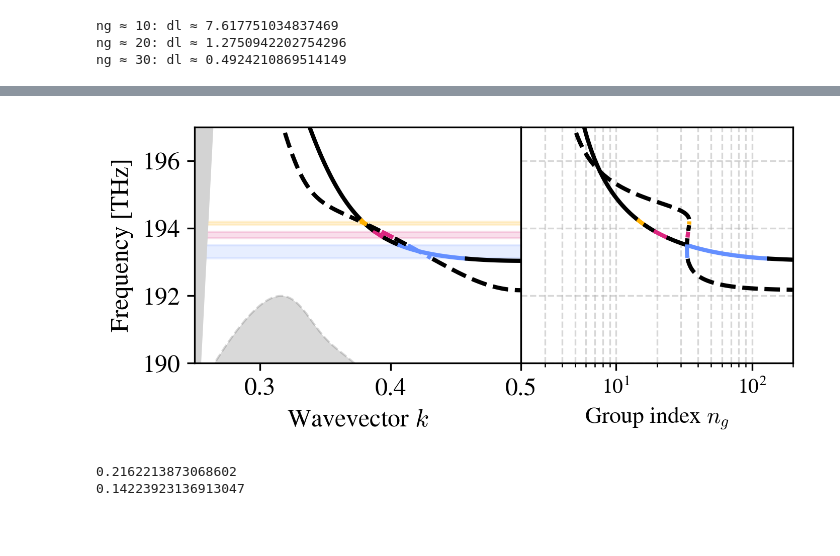
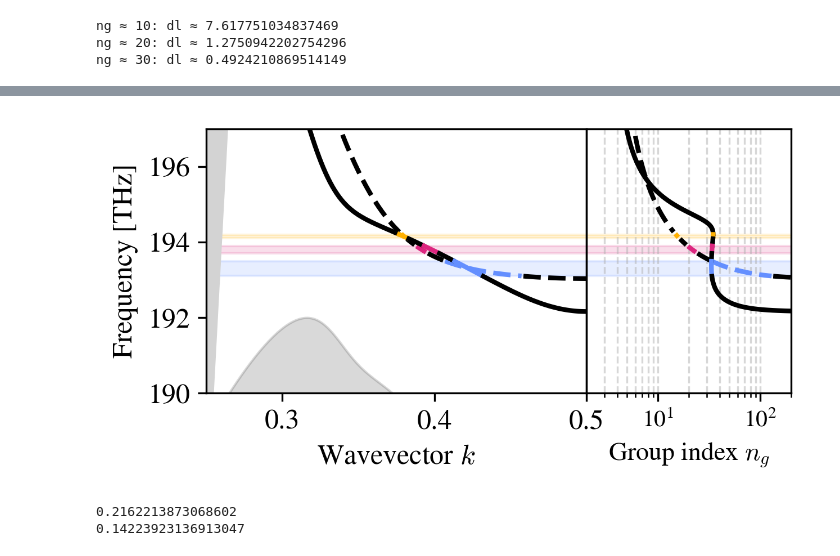
Before and after one commit to DominicJThompson/optGME, a Jupyter notebook: paper2/plots/diagramsV2.ipynb, the cells around one changed output, grey strips where cells are left out. Drawn from its saved outputs; the diff is of its cells as text; code cells hidden in the pictures; blank space fills up the shorter version.

```diff
--- a/paper2/plots/diagramsV2.ipynb
+++ b/paper2/plots/diagramsV2.ipynb
@@ -10,10 +10,14 @@ import matplotlib.patheffects as pe
 from matplotlib.patches import FancyBboxPatch, Circle
 import matplotlib.patches as mpatches
 from mpl_toolkits.axes_grid1.inset_locator import inset_axes
+from matplotlib.patches import PathPatch
+from matplotlib.path import Path
+from matplotlib.colors import to_rgb
 mpl.rcParams['text.usetex'] = False
 mpl.rcParams['mathtext.fontset'] = 'cm'  # Use Computer Modern math fonts
 mpl.rcParams['font.family'] = 'STIXGeneral'  # Use STIX fonts (similar to Computer Modern)
 plt.rcParams.update({'font.size': 16})
+plt.rcParams['text.latex.preamble'] = r'\usepackage{bm}'
 
 #speed of light m/s
 c=299792458
@@ -1769,10 +1355,10 @@ text_scale = .9  # Set this to >1.0 for larger text, <1.0 for smaller, e.g. 1.2,
 
 # Make figure with horizontal layout, shared y-axis
 fig, (ax, ax_right) = plt.subplots(
-    1, 2, figsize=(5.0, 2.5),  # wider to accommodate side plot
+    1, 2, figsize=(4.5,2.5),  # wider to accommodate side plot
     dpi=300,
     sharey=True,
-    gridspec_kw={'width_ratios': [1.2, 1], 'wspace': 0}
+    gridspec_kw={'width_ratios': [0.65, 0.35], 'wspace': 0}
 )
 # ax is main plot (left), ax_right is side plot (right)
 
@@ -1801,22 +1387,22 @@ minkL_opt2 = np.argmin(np.abs(freqs14_Opt2-193.5))
 # ----------------------- RIGHT PLOT (frequency vs ng) -----------------------
 
 # Plot frequency vs ng for OG
-ax_right.plot(np.abs(ngOG)[:minkS], freqs14_OG[:minkS], color='black', lw=2)
-ax_right.plot(np.abs(ngOG)[minkS:maxkS], freqs14_OG[minkS:maxkS], color=cs['y'], lw=2)
-ax_right.plot(np.abs(ngOG)[maxkS:minkM], freqs14_OG[maxkS:minkM], color='black', lw=2)
-ax_right.plot(np.abs(ngOG)[minkM:maxkM], freqs14_OG[minkM:maxkM], color=cs['m'], lw=2)
-ax_right.plot(np.abs(ngOG)[maxkM:minkL], freqs14_OG[maxkM:minkL], color='black', lw=2)
-ax_right.plot(np.abs(ngOG)[minkL:maxkL], freqs14_OG[minkL:maxkL], color=cs['b'], lw=2)
-ax_right.plot(np.abs(ngOG)[maxkL:], freqs14_OG[maxkL:], color='black', lw=2)
+ax_right.plot(np.abs(ngOG)[:minkS], freqs14_OG[:minkS], color='black', lw=2,linestyle='--')
+ax_right.plot(np.abs(ngOG)[minkS:maxkS], freqs14_OG[minkS:maxkS], color=cs['y'], lw=2,linestyle='--')
+ax_right.plot(np.abs(ngOG)[maxkS:minkM], freqs14_OG[maxkS:minkM], color='black', lw=2,linestyle='--')
+ax_right.plot(np.abs(ngOG)[minkM:maxkM], freqs14_OG[minkM:maxkM], color=cs['m'], lw=2,linestyle='--')
+ax_right.plot(np.abs(ngOG)[maxkM:minkL], freqs14_OG[maxkM:minkL], color='black', lw=2,linestyle='--')
+ax_right.plot(np.abs(ngOG)[minkL:maxkL], freqs14_OG[minkL:maxkL], color=cs['b'], lw=2,linestyle='--')
+ax_right.plot(np.abs(ngOG)[maxkL:], freqs14_OG[maxkL:], color='black', lw=2,linestyle='--')
 
 # Plot frequency vs ng for Opt2
-ax_right.plot(np.abs(ngOpt2)[:minkS_opt2], freqs14_Opt2[:minkS_opt2], color='black', linestyle='--', lw=2)
-ax_right.plot(np.abs(ngOpt2)[minkS_opt2:maxkS_opt2], freqs14_Opt2[minkS_opt2:maxkS_opt2], color=cs['y'], linestyle='--', lw=2)
-ax_right.plot(np.abs(ngOpt2)[maxkS_opt2:minkM_opt2], freqs14_Opt2[maxkS_opt2:minkM_opt2], color='black', linestyle='--', lw=2)
-ax_right.plot(np.abs(ngOpt2)[minkM_opt2:maxkM_opt2], freqs14_Opt2[minkM_opt2:maxkM_opt2], color=cs['m'], linestyle='--', lw=2)
-ax_right.plot(np.abs(ngOpt2)[maxkM_opt2:minkL_opt2], freqs14_Opt2[maxkM_opt2:minkL_opt2], color='black', linestyle='--', lw=2)
-ax_right.plot(np.abs(ngOpt2)[minkL_opt2:maxkL_opt2], freqs14_Opt2[minkL_opt2:maxkL_opt2], color=cs['b'], linestyle='--', lw=2)
-ax_right.plot(np.abs(ngOpt2)[maxkL_opt2:], freqs14_Opt2[maxkL_opt2:], color='black', linestyle='--', lw=2)
+ax_right.plot(np.abs(ngOpt2)[:minkS_opt2], freqs14_Opt2[:minkS_opt2], color='black', linestyle='-', lw=2)
+ax_right.plot(np.abs(ngOpt2)[minkS_opt2:maxkS_opt2], freqs14_Opt2[minkS_opt2:maxkS_opt2], color=cs['y'], linestyle='-', lw=2)
+ax_right.plot(np.abs(ngOpt2)[maxkS_opt2:minkM_opt2], freqs14_Opt2[maxkS_opt2:minkM_opt2], color='black', linestyle='-', lw=2)
+ax_right.plot(np.abs(ngOpt2)[minkM_opt2:maxkM_opt2], freqs14_Opt2[minkM_opt2:maxkM_opt2], color=cs['m'], linestyle='-', lw=2)
+ax_right.plot(np.abs(ngOpt2)[maxkM_opt2:minkL_opt2], freqs14_Opt2[maxkM_opt2:minkL_opt2], color='black', linestyle='-', lw=2)
+ax_right.plot(np.abs(ngOpt2)[minkL_opt2:maxkL_opt2], freqs14_Opt2[minkL_opt2:maxkL_opt2], color=cs['b'], linestyle='-', lw=2)
+ax_right.plot(np.abs(ngOpt2)[maxkL_opt2:], freqs14_Opt2[maxkL_opt2:], color='black', linestyle='-', lw=2)
 
 ax_right.set_xlabel(r'Group index $n_g$', fontsize=int(13*text_scale))
 ax_right.tick_params(axis='both', labelsize=int(12 * text_scale))
@@ -1825,27 +1411,31 @@ ax_right.tick_params(axis='both', labelsize=int(12 * text_scale))
 ax_right.tick_params(axis='y', which='both', left=False, labelleft=False)
 
 ax_right.set_xlim(2, 200)
-ax_right.grid(True, which='both', alpha=0.5, linestyle='--')
+ax_right.grid(True, axis='x', which='both', alpha=0.5, linestyle='--')
 ax_right.set_xscale('log')
+
+ax_right.fill_between([1,1000], [194.2,194.2], [194.1,194.1], color=cs['y'], alpha=0.15)
+ax_right.fill_between([1,1000], [193.9,193.9], [193.7,193.7], color=cs['m'], alpha=0.15)
+ax_right.fill_between([1,1000], [193.5,193.5], [193.1,193.1], color=cs['b'], alpha=0.15)
 
 # ----------------------- BOTTOM PLOT (main band diagram essentially unchanged) -----------------------
 
 # Main band diagram (on main axes)
-ax.plot(ks[:minkS], freqs14_OG[:minkS], color='black', lw=2, zorder=5)
-ax.plot(ks[minkS:maxkS], freqs14_OG[minkS:maxkS], color=cs['y'], lw=2, zorder=5)
-ax.plot(ks[maxkS:minkM], freqs14_OG[maxkS:minkM], color='black', lw=2, zorder=5)
-ax.plot(ks[minkM:maxkM], freqs14_OG[minkM:maxkM], color=cs['m'], lw=2, zorder=5)
-ax.plot(ks[maxkM:minkL], freqs14_OG[maxkM:minkL], color='black', lw=2, zorder=5)
-ax.plot(ks[minkL:maxkL], freqs14_OG[minkL:maxkL], color=cs['b'], lw=2, zorder=5)
-ax.plot(ks[maxkL:], freqs14_OG[maxkL:], color='black', lw=2, zorder=5)
+ax.plot(ks[:minkS], freqs14_OG[:minkS], color='black', lw=2, zorder=5,linestyle='--')
+ax.plot(ks[minkS:maxkS], freqs14_OG[minkS:maxkS], color=cs['y'], lw=2, zorder=5,linestyle='--')
+ax.plot(ks[maxkS:minkM], freqs14_OG[maxkS:minkM], color='black', lw=2, zorder=5,linestyle='--')
+ax.plot(ks[minkM:maxkM], freqs14_OG[minkM:maxkM], color=cs['m'], lw=2, zorder=5,linestyle='--')
+ax.plot(ks[maxkM:minkL], freqs14_OG[maxkM:minkL], color='black', lw=2, zorder=5,linestyle='--')
+ax.plot(ks[minkL:maxkL], freqs14_OG[minkL:maxkL], color=cs['b'], lw=2, zorder=5,linestyle='--')
+ax.plot(ks[maxkL:], freqs14_OG[maxkL:], color='black', lw=2, zorder=5,linestyle='--')
 
-ax.plot(ks[:minkS_opt2], freqs14_Opt2[:minkS_opt2], color='black', linestyle='--', lw=2, zorder=5)
-ax.plot(ks[minkS_opt2:maxkS_opt2], freqs14_Opt2[minkS_opt2:maxkS_opt2], color=cs['y'], linestyle='--', lw=2, zorder=5)
-ax.plot(ks[maxkS_opt2:minkM_opt2], freqs14_Opt2[maxkS_opt2:minkM_opt2], color='black', linestyle='--', lw=2, zorder=5)
-ax.plot(ks[minkM_opt2:maxkM_opt2], freqs14_Opt2[minkM_opt2:maxkM_opt2], color=cs['m'], linestyle='--', lw=2, zorder=5)
-ax.plot(ks[maxkM_opt2:minkL_opt2], freqs14_Opt2[maxkM_opt2:minkL_opt2], color='black', linestyle='--', lw=2, zorder=5)
-ax.plot(ks[minkL_opt2:maxkL_opt2], freqs14_Opt2[minkL_opt2:maxkL_opt2], color=cs['b'], linestyle='--', lw=2, zorder=5)
-ax.plot(ks[maxkL_opt2:], freqs14_Opt2[maxkL_opt2:], color='black', linestyle='--', lw=2, zorder=5)
+ax.plot(ks[:minkS_opt2], freqs14_Opt2[:minkS_opt2], color='black', linestyle='-', lw=2, zorder=5)
+ax.plot(ks[minkS_opt2:maxkS_opt2], freqs14_Opt2[minkS_opt2:maxkS_opt2], color=cs['y'], linestyle='-', lw=2, zorder=5)
+ax.plot(ks[maxkS_opt2:minkM_opt2], freqs14_Opt2[maxkS_opt2:minkM_opt2], color='black', linestyle='-', lw=2, zorder=5)
+ax.plot(ks[minkM_opt2:maxkM_opt2], freqs14_Opt2[minkM_opt2:maxkM_opt2], color=cs['m'], linestyle='-', lw=2, zorder=5)
+ax.plot(ks[maxkM_opt2:minkL_opt2], freqs14_Opt2[maxkM_opt2:minkL_opt2], color='black', linestyle='-', lw=2, zorder=5)
+ax.plot(ks[minkL_opt2:maxkL_opt2], freqs14_Opt2[minkL_opt2:maxkL_opt2], color=cs['b'], linestyle='-', lw=2, zorder=5)
+ax.plot(ks[maxkL_opt2:], freqs14_Opt2[maxkL_opt2:], color='black', linestyle='-', lw=2, zorder=5)
 
 def add_bandgap_crosshatch(ax_, ks_, ylow_, yhigh_, color, hatch='xx', zorder=1):
     # Crosshatch: use 'xx' for dense both-directions slashes. Increase density with more x's.
@@ -1865,14 +1455,14 @@ ax.fill_between(
     ks,
     np.zeros(len(ks)),
     gmeOG.freqs[:, 13]*299792458/aOG/1e-9*1e-12,
-    color='black', alpha=0.15, zorder=1
+    color='black', alpha=0.15, zorder=1,linestyle='--'
 )
 ax.fill_between(
     ks,
     np.zeros(len(ks)),
     gmeOpt2.freqs[:, 13]*299792458/aOpt2/1e-9*1e-12,
     color='black', alpha=0.15, zorder=1,
-    edgecolor='black', linestyle='--'
+    edgecolor='black', linestyle='-'
 )
 
 # Upper band gap shading (above 17th band)
@@ -1883,34 +1473,34 @@ ax.fill_between(
     gmeOG.freqs[:, 16]*299792458/aOG/1e-9*1e-12,
     top_const,
     color='black', alpha=0.15, zorder=1
 )
 ax.fill_between(
     ks,
     gmeOpt2.freqs[:, 16]*299792458/aOpt2/1e-9*1e-12,
     top_const,
     color='black', alpha=0.15, zorder=1
 )
 # Light line
 ax.fill_between(ks, ks* 299792458 / aOG / 1e-9 * 1e-12, np.ones(len(ks))* 299792458 / aOG / 1e-9 * 1e-12, color='lightgray', alpha=1, zorder=2)
 
 ax.fill_between([0,1], [194.2,194.2], [194.1,194.1], color=cs['y'], alpha=0.15)
 ax.fill_between([0,1], [193.9,193.9], [193.7,193.7], color=cs['m'], alpha=0.15)
 ax.fill_between([0,1], [193.5,193.5], [193.1,193.1], color=cs['b'], alpha=0.15)
 
 # Make the tick label numbers larger (use text_scale)
 ax.tick_params(axis='both', labelsize=int(14 * text_scale))
 
 # limits and labels
 ax.set_xlim(0.25,0.5)
 ax.set_ylim(190,197)
 ax.set_xlabel(r'Wavevector $k$', fontsize=int(14 * text_scale))
 ax.set_ylabel(r'Frequency [THz]', fontsize=int(14 * text_scale))
 
 
 plt.tight_layout()
 plt.show()
 # %% [output]
-[figure, old version]
+[figure, new version]
 # %%
 # Add a text scale hyperparameter at the top of this plotting block
 text_scale = .9  # Set this to >1.0 for larger text, <1.0 for smaller, e.g. 1.2, 0.8, etc.
```
Also changed, not shown: parts of 18 cells of this notebook, 1 other file.
